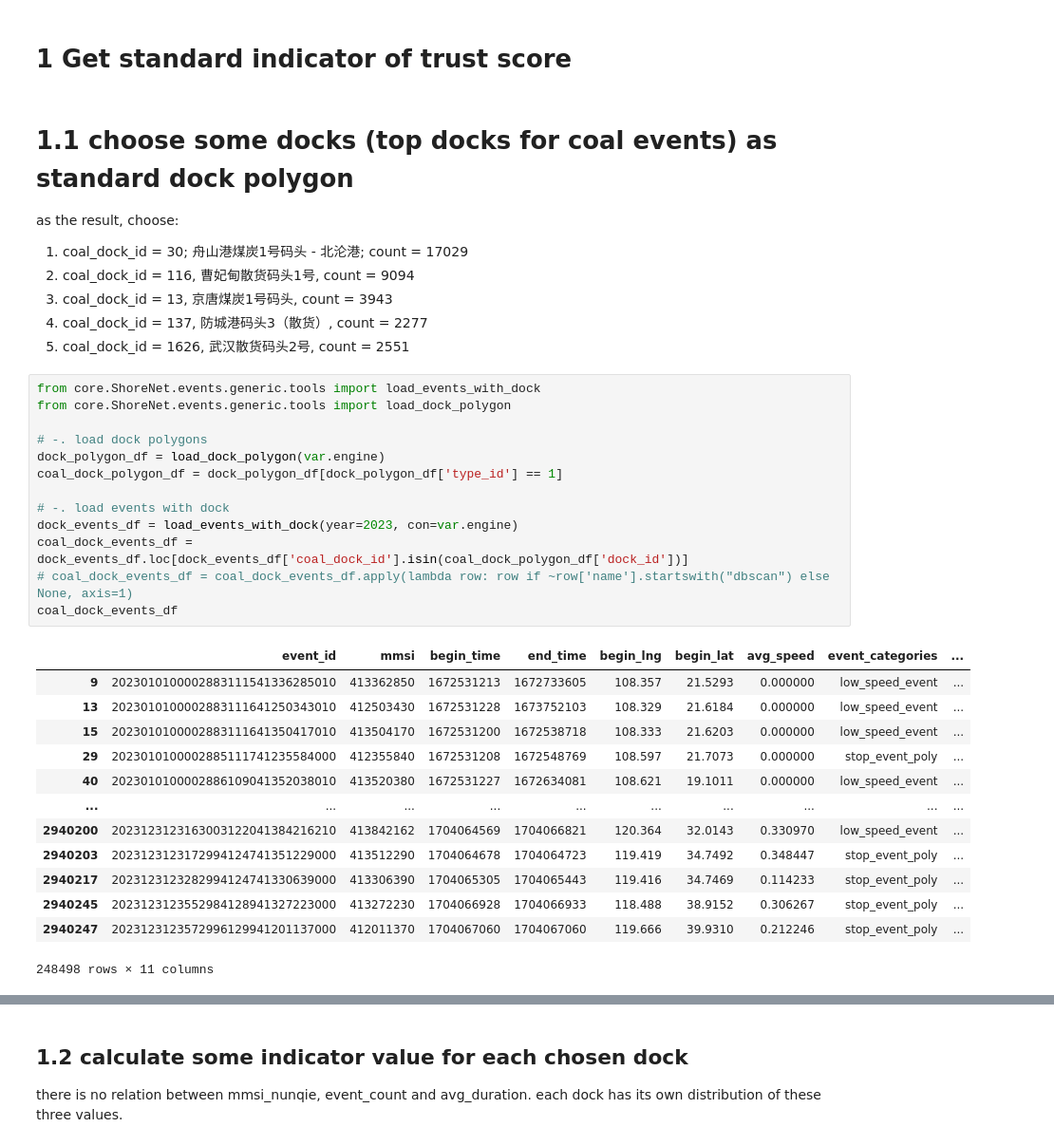
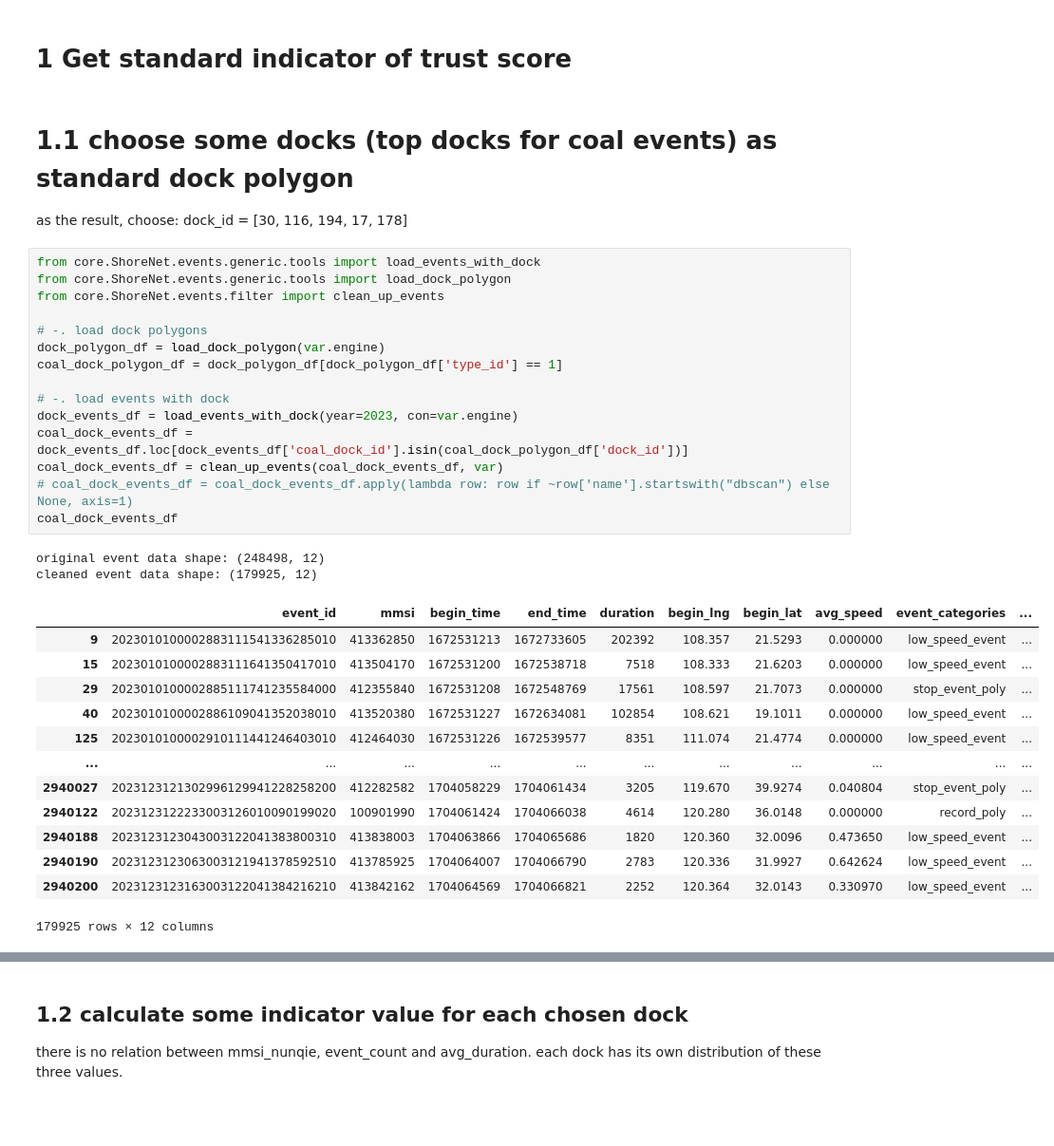
Before and after one commit to jiayuqiu/sisi, a Jupyter notebook: core/notebooks/trust_score.ipynb, the cells around one changed output, grey strips where cells are left out. Shown: that part at 95% size. Drawn from its saved outputs; the diff is of its cells as text; blank space fills up the shorter version.

```diff
--- a/core/notebooks/trust_score.ipynb
+++ b/core/notebooks/trust_score.ipynb
@@ -38,40 +42,38 @@ D:/data/sisi
 # %% [markdown]
 # 1.1 choose some docks (top docks for coal events) as standard dock polygon
 
-as the result, choose:
-
-1. coal_dock_id = 30; 舟山港煤炭1号码头 - 北沦港; count = 17029
-2. coal_dock_id = 116, 曹妃甸散货码头1号, count = 9094
-3. coal_dock_id = 13, 京唐煤炭1号码头, count = 3943
-4. coal_dock_id = 137, 防城港码头3（散货）, count = 2277
-5. coal_dock_id = 1626, 武汉散货码头2号, count = 2551
+as the result, choose:  dock_id = [30, 116, 194, 17, 178]
 # %%
 from core.ShoreNet.events.generic.tools import load_events_with_dock
 from core.ShoreNet.events.generic.tools import load_dock_polygon
+from core.ShoreNet.events.filter import clean_up_events
 
 # -. load dock polygons
 dock_polygon_df = load_dock_polygon(var.engine)
 coal_dock_polygon_df = dock_polygon_df[dock_polygon_df['type_id'] == 1]
 
 # -. load events with dock
 dock_events_df = load_events_with_dock(year=2023, con=var.engine)
 coal_dock_events_df = dock_events_df.loc[dock_events_df['coal_dock_id'].isin(coal_dock_polygon_df['dock_id'])]
+coal_dock_events_df = clean_up_events(coal_dock_events_df, var)
 # coal_dock_events_df = coal_dock_events_df.apply(lambda row: row if ~row['name'].startswith("dbscan") else None, axis=1)
 coal_dock_events_df
 # %% [output]
+original event data shape: (248498, 12)
+cleaned event data shape: (179925, 12)
-|  | event_id | mmsi | begin_time | end_time | begin_lng | begin_lat | avg_speed | event_categories | ... |
-| 9 | 2023010100002883111541336285010 | 413362850 | 1672531213 | 1672733605 | 108.357 | 21.5293 | 0.000000 | low_speed_event | ... |
-| 13 | 2023010100002883111641250343010 | 412503430 | 1672531228 | 1673752103 | 108.329 | 21.6184 | 0.000000 | low_speed_event | ... |
-| 15 | 2023010100002883111641350417010 | 413504170 | 1672531200 | 1672538718 | 108.333 | 21.6203 | 0.000000 | low_speed_event | ... |
-| 29 | 2023010100002885111741235584000 | 412355840 | 1672531208 | 1672548769 | 108.597 | 21.7073 | 0.000000 | stop_event_poly | ... |
-| 40 | 2023010100002886109041352038010 | 413520380 | 1672531227 | 1672634081 | 108.621 | 19.1011 | 0.000000 | low_speed_event | ... |
-| ... | ... | ... | ... | ... | ... | ... | ... | ... | ... |
-| 2940200 | 2023123123163003122041384216210 | 413842162 | 1704064569 | 1704066821 | 120.364 | 32.0143 | 0.330970 | low_speed_event | ... |
-| 2940203 | 2023123123172994124741351229000 | 413512290 | 1704064678 | 1704064723 | 119.419 | 34.7492 | 0.348447 | stop_event_poly | ... |
-| 2940217 | 2023123123282994124741330639000 | 413306390 | 1704065305 | 1704065443 | 119.416 | 34.7469 | 0.114233 | stop_event_poly | ... |
-| 2940245 | 2023123123552984128941327223000 | 413272230 | 1704066928 | 1704066933 | 118.488 | 38.9152 | 0.306267 | stop_event_poly | ... |
-| 2940247 | 2023123123572996129941201137000 | 412011370 | 1704067060 | 1704067060 | 119.666 | 39.9310 | 0.212246 | stop_event_poly | ... |
+|  | event_id | mmsi | begin_time | end_time | duration | begin_lng | begin_lat | avg_speed | event_categories | ... |
+| 9 | 2023010100002883111541336285010 | 413362850 | 1672531213 | 1672733605 | 202392 | 108.357 | 21.5293 | 0.000000 | low_speed_event | ... |
+| 15 | 2023010100002883111641350417010 | 413504170 | 1672531200 | 1672538718 | 7518 | 108.333 | 21.6203 | 0.000000 | low_speed_event | ... |
+| 29 | 2023010100002885111741235584000 | 412355840 | 1672531208 | 1672548769 | 17561 | 108.597 | 21.7073 | 0.000000 | stop_event_poly | ... |
+| 40 | 2023010100002886109041352038010 | 413520380 | 1672531227 | 1672634081 | 102854 | 108.621 | 19.1011 | 0.000000 | low_speed_event | ... |
+| 125 | 2023010100002910111441246403010 | 412464030 | 1672531226 | 1672539577 | 8351 | 111.074 | 21.4774 | 0.000000 | low_speed_event | ... |
+| ... | ... | ... | ... | ... | ... | ... | ... | ... | ... | ... |
+| 2940027 | 2023123121302996129941228258200 | 412282582 | 1704058229 | 1704061434 | 3205 | 119.670 | 39.9274 | 0.040804 | stop_event_poly | ... |
+| 2940122 | 2023123122233003126010090199020 | 100901990 | 1704061424 | 1704066038 | 4614 | 120.280 | 36.0148 | 0.000000 | record_poly | ... |
+| 2940188 | 2023123123043003122041383800310 | 413838003 | 1704063866 | 1704065686 | 1820 | 120.360 | 32.0096 | 0.473650 | low_speed_event | ... |
+| 2940190 | 2023123123063003121941378592510 | 413785925 | 1704064007 | 1704066790 | 2783 | 120.336 | 31.9927 | 0.642624 | low_speed_event | ... |
+| 2940200 | 2023123123163003122041384216210 | 413842162 | 1704064569 | 1704066821 | 2252 | 120.364 | 32.0143 | 0.330970 | low_speed_event | ... |
-248498 rows × 11 columns
+179925 rows × 12 columns
 # %%
 # -. get dock event count, find top 10 docks
 top_ten_coal_dock_series = coal_dock_events_df['coal_dock_id'].value_counts().head(50)
```
Also changed, not shown: parts of 6 cells of this notebook, 39 other files.
